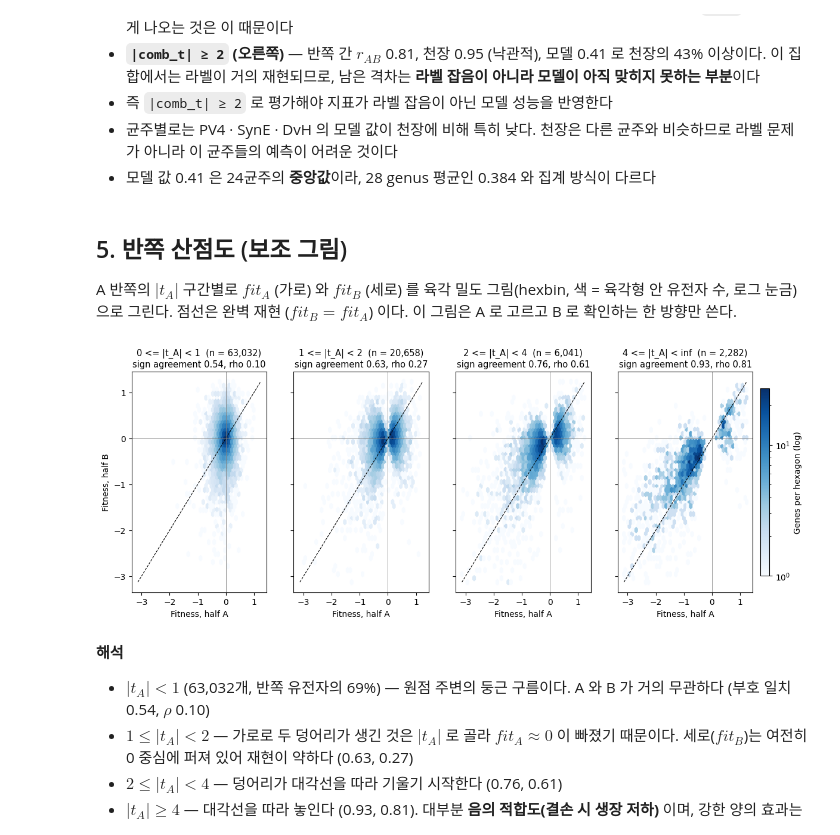
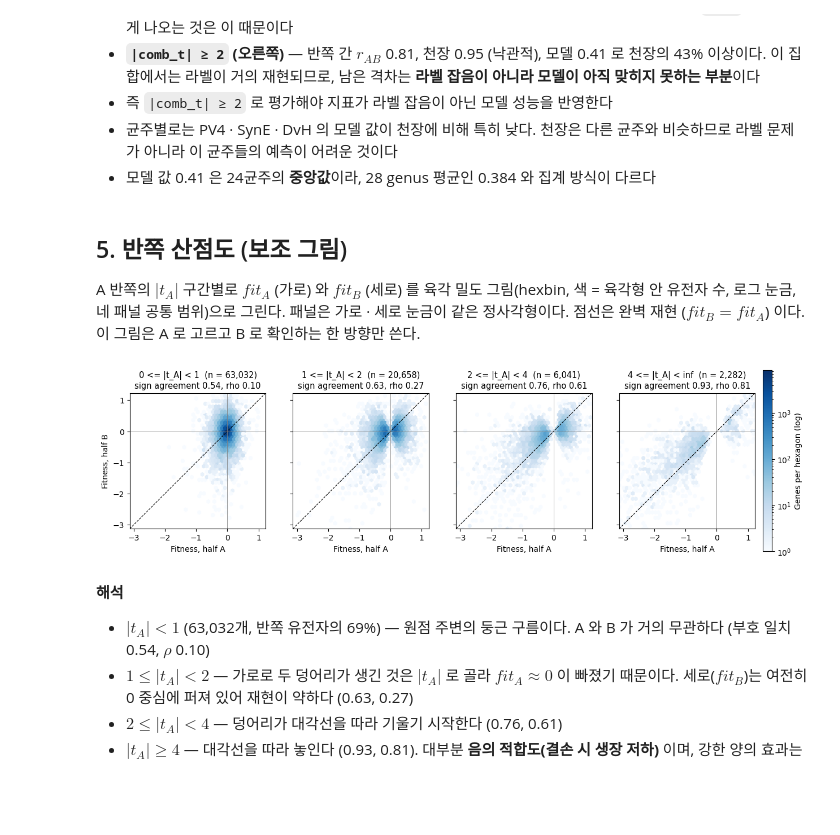
Before and after one commit to sblabkribb/proteomefit, a Jupyter notebook: src/08-label_noise.ipynb, the cells around one changed output. Drawn from its saved outputs; the diff is of its cells as text; code cells hidden in the pictures; blank space fills up the shorter version.

Commit message:
08: square hexbin panels with a shared color scale
Co-Authored-By: Claude Opus 5.5 <noreply@anthropic.com>

```diff
--- a/src/08-label_noise.ipynb
+++ b/src/08-label_noise.ipynb
@@ -423,27 +423,32 @@ frac_sig      0.435
 # %% [markdown]
 ## 5. 반쪽 산점도 (보조 그림)
 
-A 반쪽의 $|t_A|$ 구간별로 $fit_A$ (가로) 와 $fit_B$ (세로) 를 육각 밀도 그림(hexbin, 색 = 육각형 안 유전자 수, 로그 눈금)으로 그린다.
+A 반쪽의 $|t_A|$ 구간별로 $fit_A$ (가로) 와 $fit_B$ (세로) 를 육각 밀도 그림(hexbin, 색 = 육각형 안 유전자 수, 로그 눈금, 네 패널 공통 범위)으로 그린다. 패널은 가로 · 세로 눈금이 같은 정사각형이다.
 점선은 완벽 재현 ($fit_B = fit_A$) 이다. 이 그림은 A 로 고르고 B 로 확인하는 한 방향만 쓴다.
 # %%
 BINS = [(0, 1), (1, 2), (2, 4), (4, np.inf)]                              # |t_A| 구간
 lo, hi = np.nanpercentile(np.r_[H.fit_a, H.fit_b], [0.2, 99.9])
-fig, axs = plt.subplots(1, 4, figsize=(16, 4.8), sharex=True, sharey=True)
+fig, axs = plt.subplots(1, 4, figsize=(17, 4.9), sharex=True, sharey=True)
+hbs = []
 for a, (b0, b1) in zip(axs, BINS):
     d = H[(H.t_a.abs() >= b0) & (H.t_a.abs() < b1)]                        # A 반쪽 |t| 로 고른 유전자
-    hb = a.hexbin(d.fit_a, d.fit_b, gridsize=45, extent=(lo, hi, lo, hi), bins='log', cmap='Blues', mincnt=1)
+    hbs.append(a.hexbin(d.fit_a, d.fit_b, gridsize=45, extent=(lo, hi, lo, hi), bins='log', cmap='Blues', mincnt=1))
+    a.set_xlim(lo, hi); a.set_ylim(lo, hi); a.set_aspect('equal')          # 패널마다 정사각 (가로 · 세로 같은 눈금)
     a.plot([lo, hi], [lo, hi], 'k--', lw=.8)
     a.axhline(0, color='grey', lw=.6); a.axvline(0, color='grey', lw=.6)
     agree = (np.sign(d.fit_a) == np.sign(d.fit_b)).mean()
     a.set_title(f"{b0:g} <= |t_A| < {b1:g}  (n = {len(d):,})\nsign agreement {agree:.2f}, rho {spearmanr(d.fit_a, d.fit_b)[0]:.2f}",
                 fontsize=10.5)
     a.set_xlabel('Fitness, half A')
 axs[0].set_ylabel('Fitness, half B')
-fig.colorbar(hb, ax=axs, shrink=.85, pad=.01, label='Genes per hexagon (log)')
+vmax = max(h.get_array().max() for h in hbs)                              # 네 패널 공통 색 범위 (육각형당 최대 유전자 수)
+for h in hbs:
+    h.set_clim(1, vmax)
+fig.colorbar(hbs[-1], ax=axs, shrink=.85, pad=.01, label='Genes per hexagon (log)')
 fig.savefig(os.path.join(NOISE_DIR, 'fig3_halves_hexbin.png'), dpi=200, bbox_inches='tight')
 plt.show()
 # %% [output]
-[figure, old version]
+[figure, new version]
 # %% [markdown]
 **해석**
 
```
Also changed, not shown: 1 other file.
